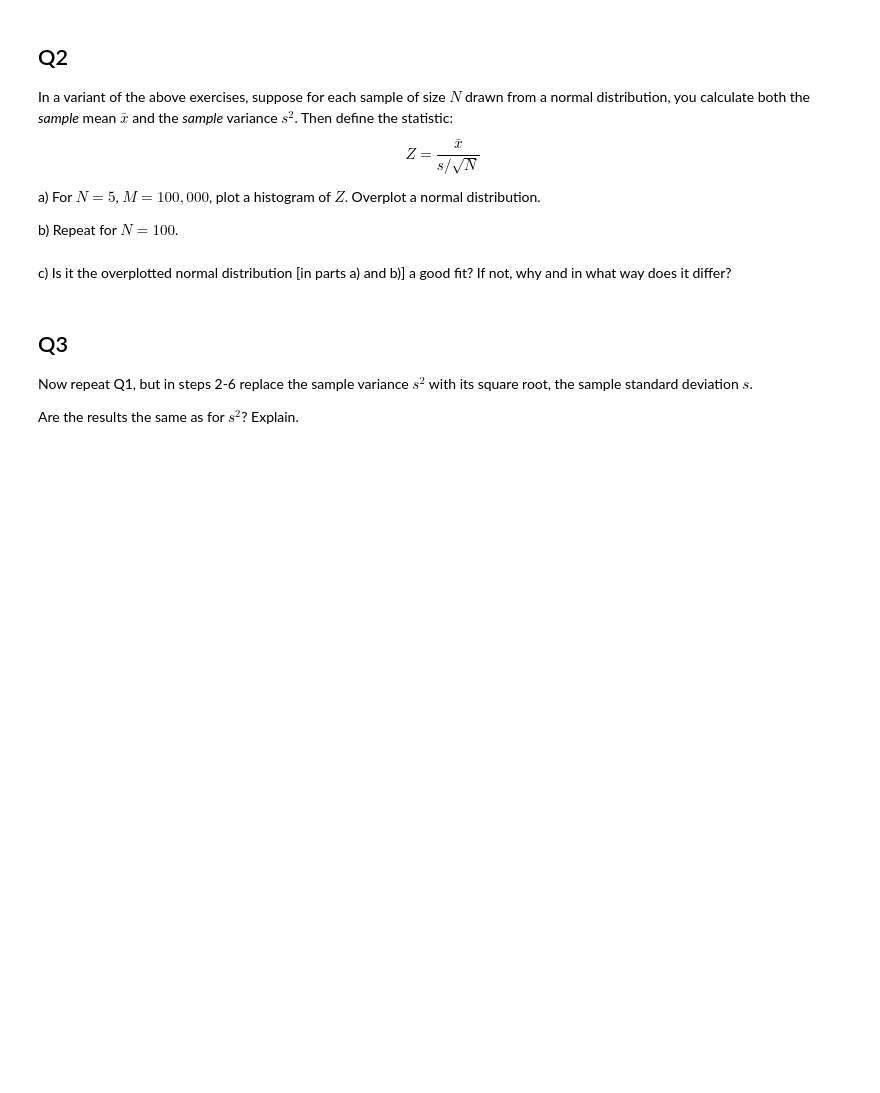
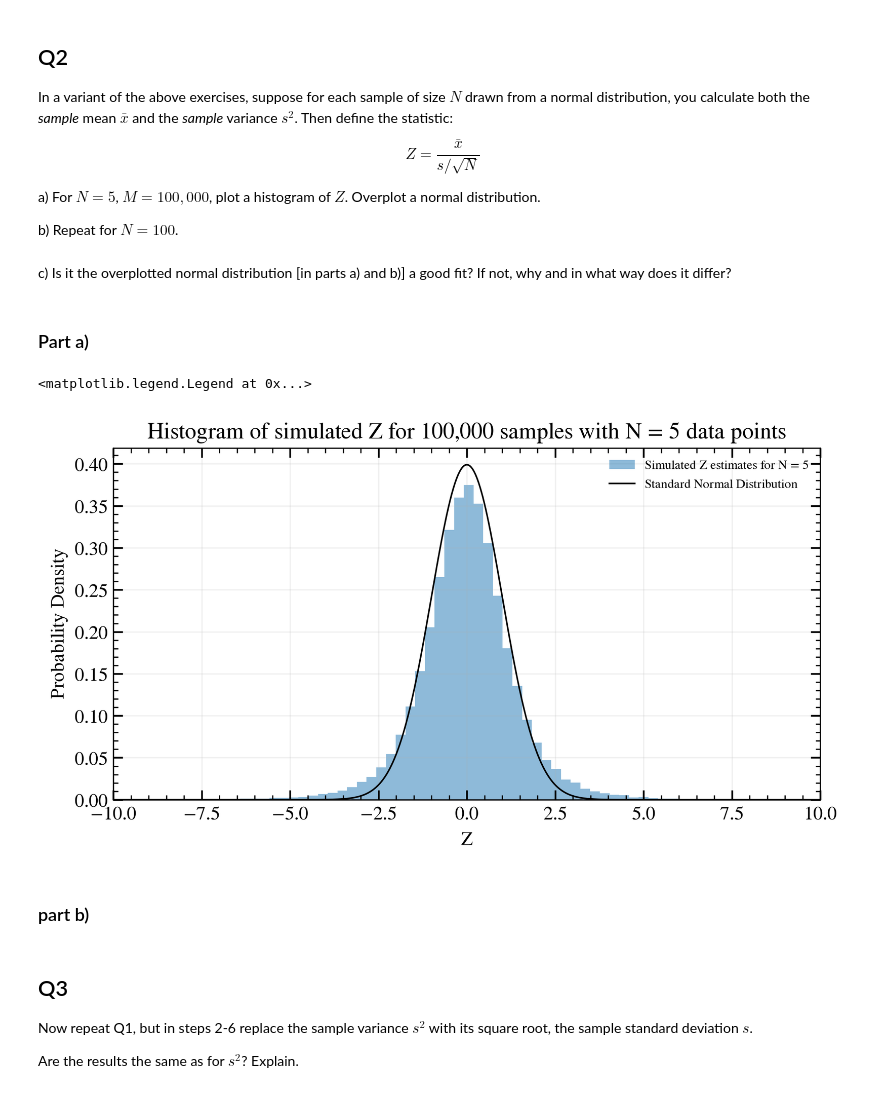
Before and after one commit to JamesDuf/UW-PHYS-782, a Jupyter notebook: Assignment 1/A1 P782 F26 - MC Simulations of Estimators of Location and Spread.ipynb, the cells around one changed output. Cells and saved outputs as stored; diff of their text form; code cells hidden in the pictures; blank space fills up the shorter version.

```diff
--- a/Assignment 1/A1 P782 F26 - MC Simulations of Estimators of Location and Spread.ipynb
+++ b/Assignment 1/A1 P782 F26 - MC Simulations of Estimators of Location and Spread.ipynb
@@ -256,3 +256,5 @@ a) For $N=5$, $M = 100,000$, plot a histogram of $Z$. Overplot a normal distribu
 b) Repeat for $N=100$.
 # %% [markdown]
 c)  Is it the overplotted normal distribution [in parts a) and b)] a good fit? If not, why and in what way does it differ?
+# %% [markdown]
+### Part a)
@@ -259,3 +275,31 @@ c)  Is it the overplotted normal distribution [in parts a) and b)] a good fit? I
+# %%
+import matplotlib.ticker as ticker
+
+fig, ax = plt.subplots(figsize=(8, 4), dpi = 300)
+
+ax.tick_params(axis="both", which="major", direction="in", length=6, width=1.1, top=True, right=True)
+ax.tick_params(axis="both", which="minor", direction="in", length=3, width=0.8, top=True, right=True)
+ax.xaxis.set_minor_locator(ticker.AutoMinorLocator())
+ax.yaxis.set_minor_locator(ticker.AutoMinorLocator())
+ax.grid(True, which="major", alpha=0.18, lw=0.8)
+
+z_space = np.linspace(-10,10,1000)
+N01 = scipy.stats.norm.pdf(z_space, loc=0, scale=1)       # Normal distr with mu = 0 and std = 1
+
+ax.hist(Z_estimate_for_N_5, density=True, histtype='stepfilled', alpha=0.5, label='Simulated Z estimates for N = 5', bins=200)
+ax.plot(z_space, N01, 'k-', lw=1, label='Standard Normal Distribution')
+
+ax.set_xlabel('Z')
+ax.set_ylabel('Probability Density')
+ax.set_title("Histogram of simulated Z for 100,000 samples with N = 5 data points")
+ax.set_xlim(z_space[0],z_space[-1])
+# ax.set_ylim(0,1)
+ax.legend(frameon=False, fontsize=8, loc='best')
+# %% [output]
+<matplotlib.legend.Legend at 0x...>
+[figure, added]
+# %% [markdown]
+### part b)
 # %% [markdown]
 ## Q3
 
```
Also changed, not shown: parts of 2 cells of this notebook.
